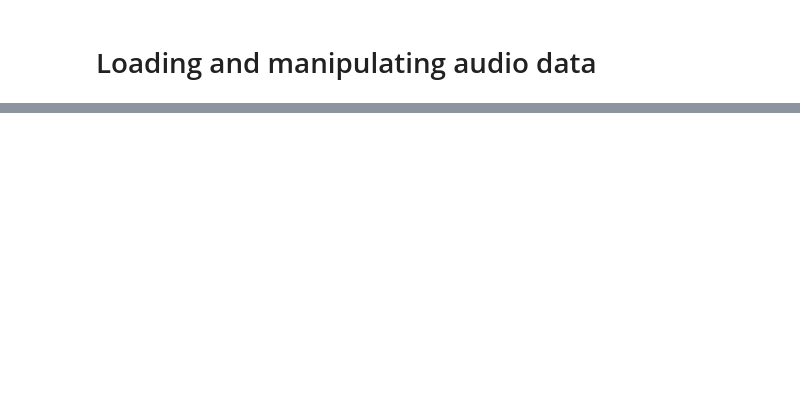
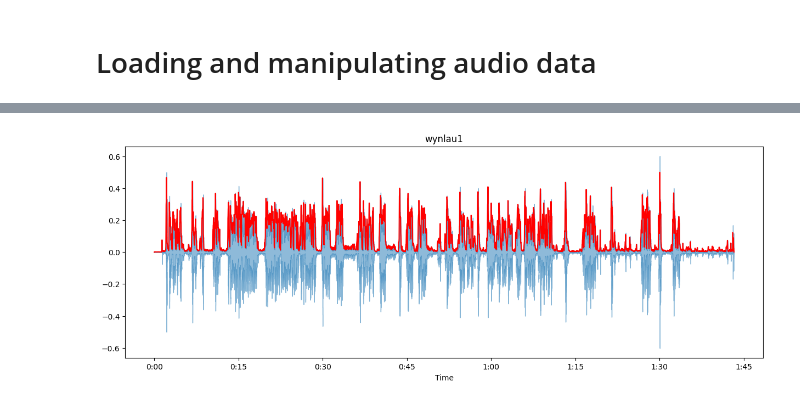
Before and after one commit to farrukh602/BirdCLEF2024-Classification-base-on-sounds, a Jupyter notebook: AudioProcessing/visualization_audio_signals.ipynb, the cells around one changed output, grey strips where cells are left out. Cells and saved outputs as stored; diff of their text form; code cells hidden in the pictures; blank space fills up the shorter version.

```diff
--- a/AudioProcessing/visualization_audio_signals.ipynb
+++ b/AudioProcessing/visualization_audio_signals.ipynb
@@ -36,0 +55,4 @@ audio_data
+# %%
+# function for calculating amplitude envelop
+def amplitude_envelop(audio_signal, frame_size, hop_length):
+  return np.array([max(audio_signal[i:i+frame_size]) for i in range(0, len(audio_signal), hop_length)])
@@ -36,0 +70,8 @@ audio_data
+# %%
+plt.figure(figsize=(15,5))
+librosa.display.waveshow(sound, alpha=0.5)
+plt.plot(t, am_envelop,color='r')
+plt.title(species)
+plt.show()
+# %% [output]
+[figure, added]
```
Also changed, not shown: parts of 6 cells of this notebook.
